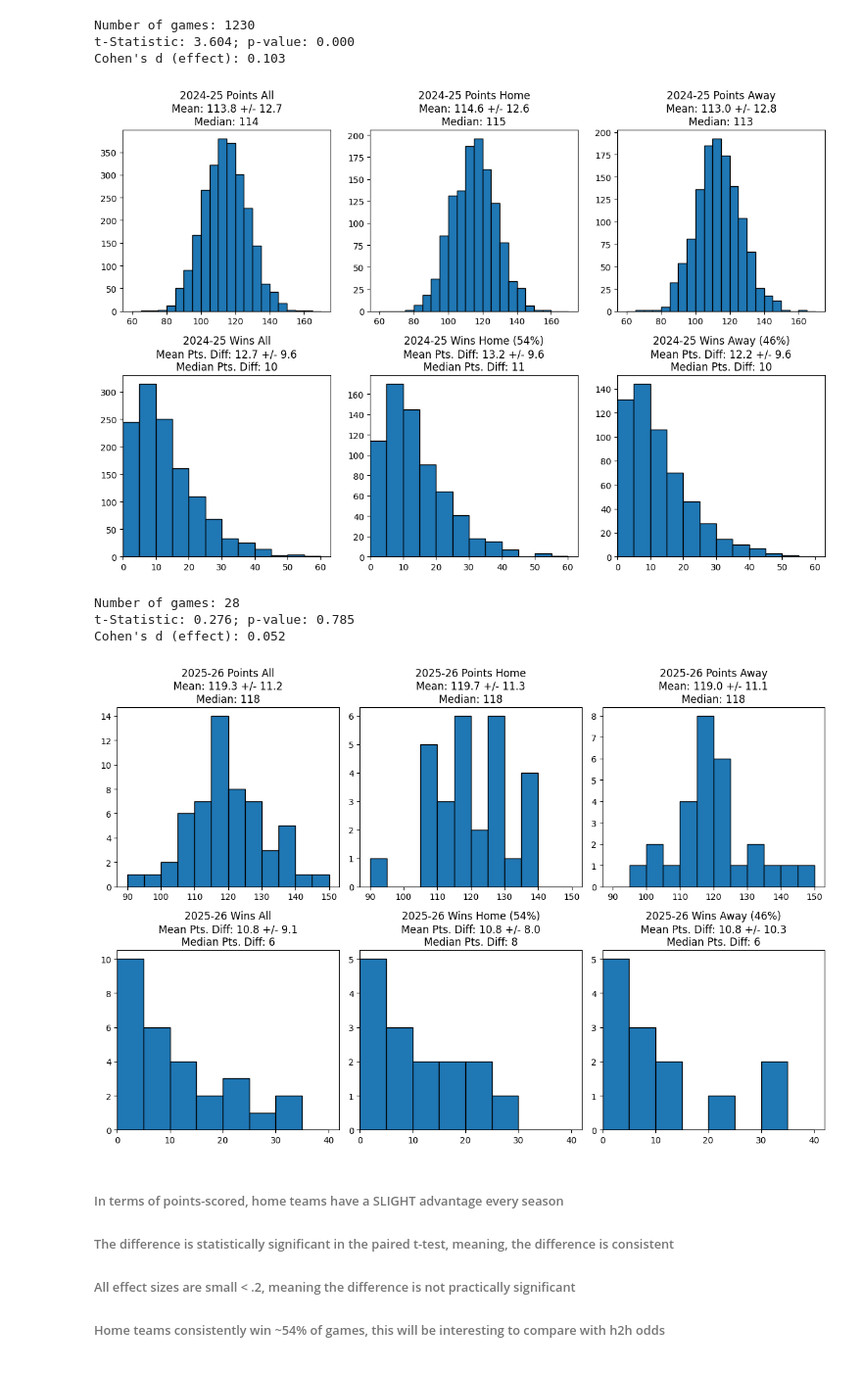
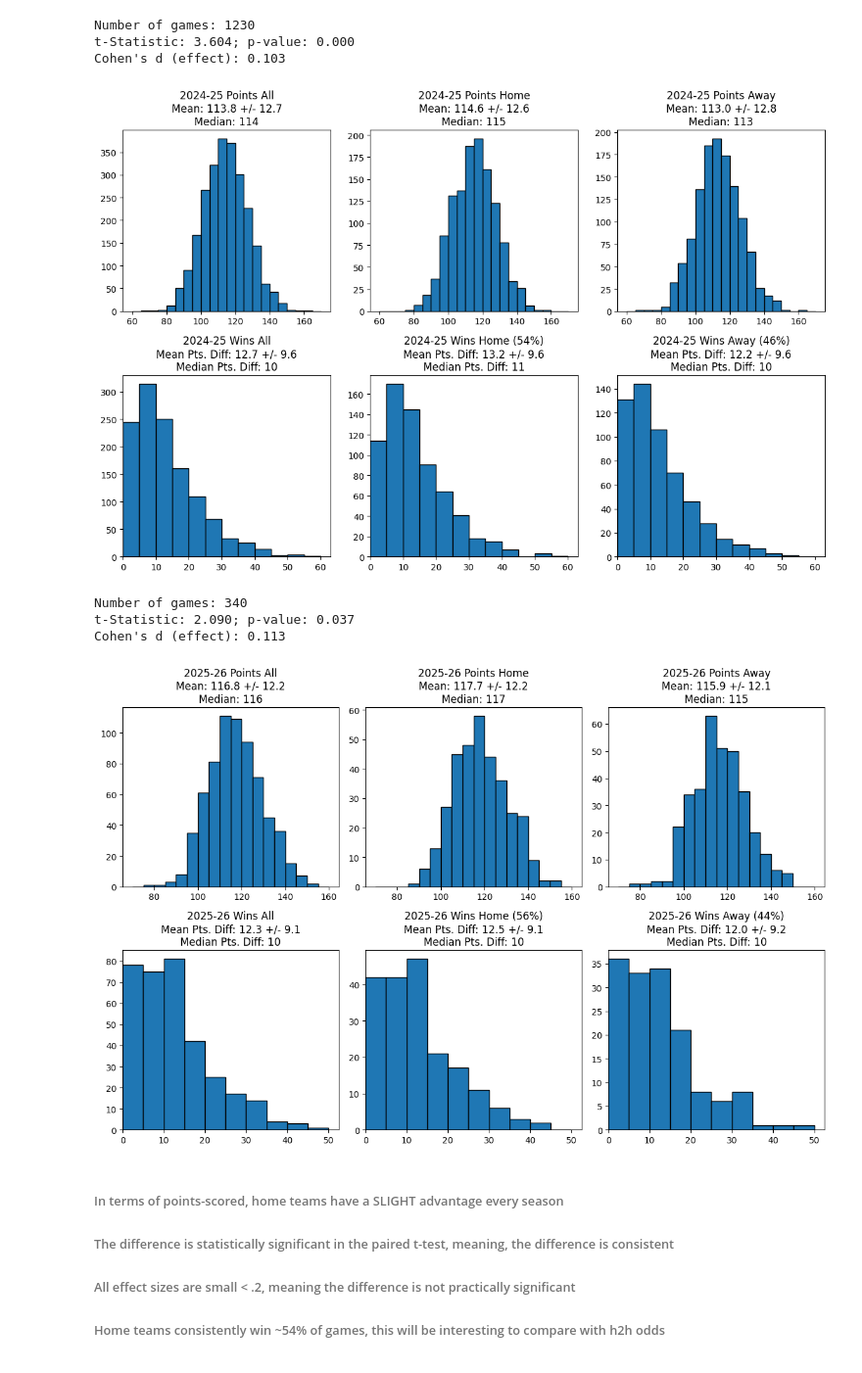
Before and after one commit to bbq-x/mathletics-analyze, a Jupyter notebook: scripts/points.ipynb, the cells around one changed output. Shown at 98% size. Saved outputs shown, nothing was run; the diff lists cells and outputs as text; code cells hidden in the pictures.

```diff
--- a/scripts/points.ipynb
+++ b/scripts/points.ipynb
@@ -24,9 +24,9 @@ for season in seasons:
     # Query data
     sch = pd.read_sql_query(f"""select *
                             from "{schema}".game_details where home_pts is not null
-                            and game_id != '0062400001'
+                            and game_id != '0062400001' and game_type not in ('Playoffs', 'PlayIn')
                             """,con=c_eng)
-    sch = sch[ (sch["game_type"]=="Regular Season") | (sch["game_type"]=="Emirates NBA Cup") ]
+    #sch = sch[ (sch["game_type"]=="Regular Season") | (sch["game_type"]=="Emirates NBA Cup") ]
     sch.sort_values("game_time",inplace=True)    # Sort by date, preserve time order
     df_dict[schema] = sch
     print(f"Number of games: {len(sch)}")
@@ -124,37 +124,37 @@ for season in seasons:
     axes[1, 2].hist(away_wins,
                  range=[0, limit_high],
                  bins=bins,
                  edgecolor="black",
                  linewidth=1)
     axes[1, 2].set_title(f"{season} Wins Away ({a_win_p}%)\nMean Pts. Diff: {round(np.mean(away_wins),1)} +/- {round(np.std(away_wins),1)}\nMedian Pts. Diff: {int(np.median(away_wins))}")
     axes[1, 2].set_xlim(left=0)
 
     plt.tight_layout()
     plt.show()
 
 
     print()
 # %% [output]
 Number of games: 1230
 t-Statistic: 3.946; p-value: 0.000
 Cohen's d (effect): 0.113
 [figure]
 Number of games: 1230
 t-Statistic: 6.414; p-value: 0.000
 Cohen's d (effect): 0.183
 [figure]
 Number of games: 1230
 t-Statistic: 4.812; p-value: 0.000
 Cohen's d (effect): 0.137
 [figure]
 Number of games: 1230
 t-Statistic: 3.604; p-value: 0.000
 Cohen's d (effect): 0.103
 [figure]
-Number of games: 28
-t-Statistic: 0.276; p-value: 0.785
-Cohen's d (effect): 0.052
+Number of games: 340
+t-Statistic: 2.090; p-value: 0.037
+Cohen's d (effect): 0.113
-[figure, old version]
+[figure, new version]
 # %% [markdown]
 ###### In terms of points-scored, home teams have a SLIGHT advantage every season
 ###### The difference is statistically significant in the paired t-test, meaning, the difference is consistent
```
Also changed, not shown: parts of 1 cell of this notebook, 4 other files.
